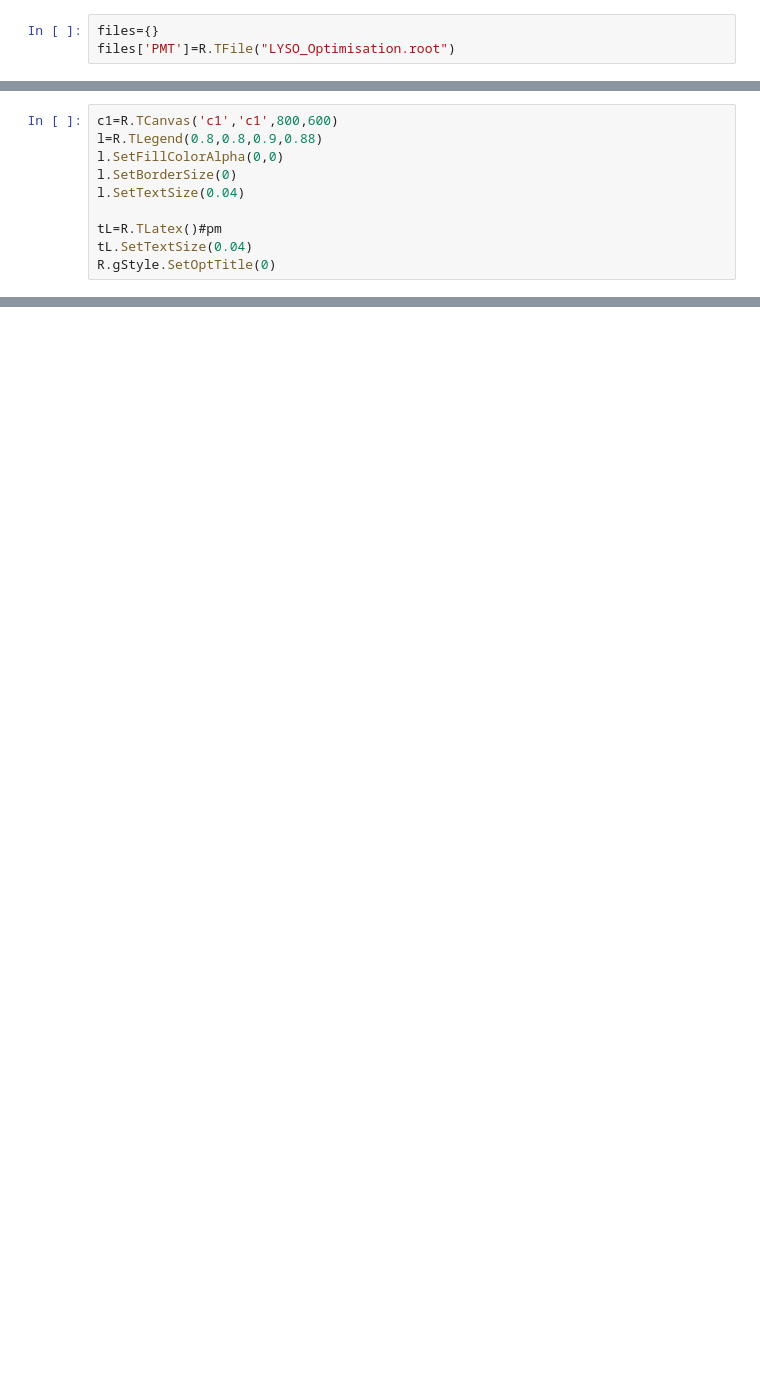
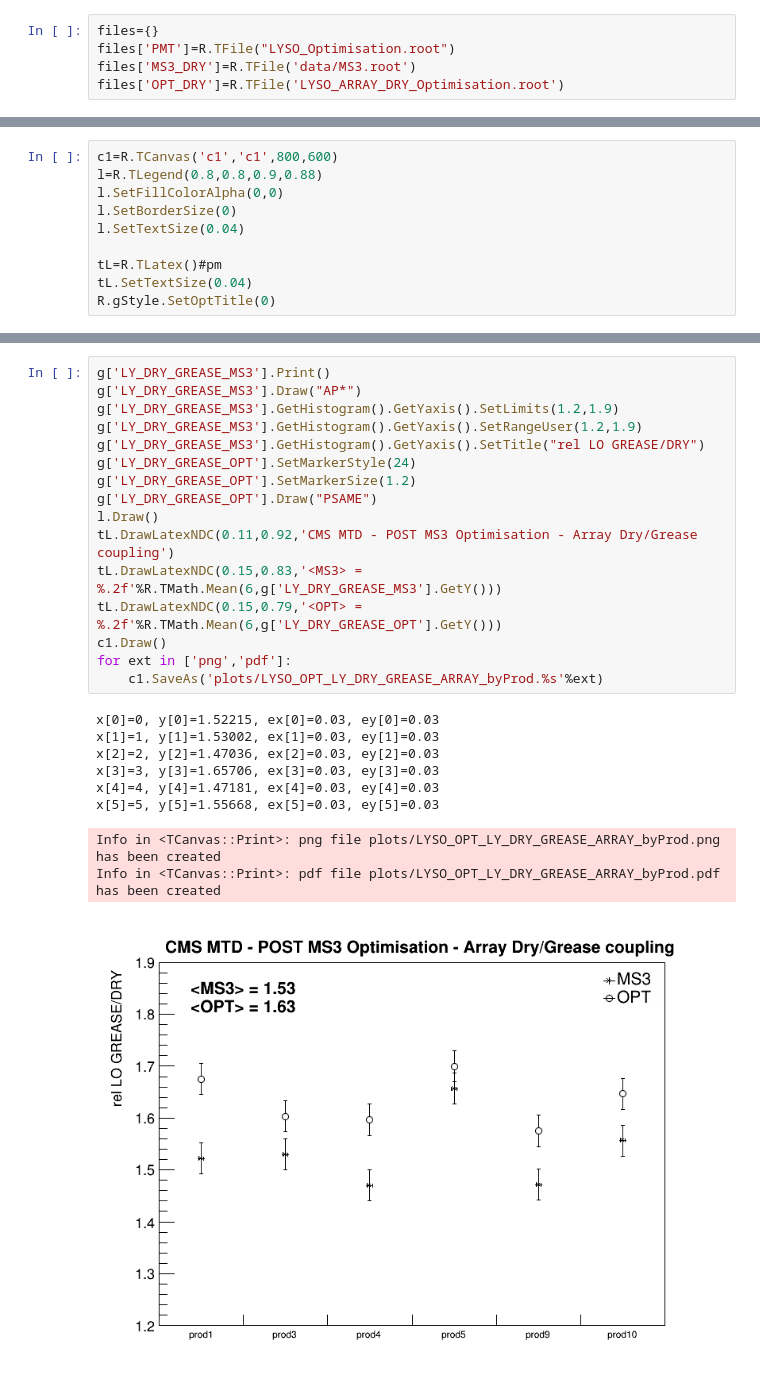
Before and after one commit to cquarant/LO_analysis, a Jupyter notebook: LYSO_OPT_array.ipynb, the cells around one changed output, grey strips where cells are left out. Drawn from its saved outputs; the diff is of its cells as text; blank space fills up the shorter version.

```diff
--- a/LYSO_OPT_array.ipynb
+++ b/LYSO_OPT_array.ipynb
@@ -5,6 +5,8 @@ Welcome to JupyROOT 6.24/00
 # %%
 files={}
 files['PMT']=R.TFile("LYSO_Optimisation.root")
+files['MS3_DRY']=R.TFile('data/MS3.root')
+files['OPT_DRY']=R.TFile('LYSO_ARRAY_DRY_Optimisation.root')
 # %%
 g={}
 for tag in ['MS3','OPT']:
@@ -115,3 +236,29 @@ Info in <TCanvas::Print>: pdf file plots/LYSO_OPT_LY_ARRAY_byProd.pdf has been c
+# %%
+g['LY_DRY_GREASE_MS3'].Print()
+g['LY_DRY_GREASE_MS3'].Draw("AP*")
+g['LY_DRY_GREASE_MS3'].GetHistogram().GetYaxis().SetLimits(1.2,1.9)
+g['LY_DRY_GREASE_MS3'].GetHistogram().GetYaxis().SetRangeUser(1.2,1.9)
+g['LY_DRY_GREASE_MS3'].GetHistogram().GetYaxis().SetTitle("rel LO GREASE/DRY")
+g['LY_DRY_GREASE_OPT'].SetMarkerStyle(24)
+g['LY_DRY_GREASE_OPT'].SetMarkerSize(1.2)
+g['LY_DRY_GREASE_OPT'].Draw("PSAME")
+l.Draw()
+tL.DrawLatexNDC(0.11,0.92,'CMS MTD - POST MS3 Optimisation - Array Dry/Grease coupling')
+tL.DrawLatexNDC(0.15,0.83,'<MS3> = %.2f'%R.TMath.Mean(6,g['LY_DRY_GREASE_MS3'].GetY()))
+tL.DrawLatexNDC(0.15,0.79,'<OPT> = %.2f'%R.TMath.Mean(6,g['LY_DRY_GREASE_OPT'].GetY()))
+c1.Draw()
+for ext in ['png','pdf']:
+    c1.SaveAs('plots/LYSO_OPT_LY_DRY_GREASE_ARRAY_byProd.%s'%ext)
+# %% [output]
+x[0]=0, y[0]=1.52215, ex[0]=0.03, ey[0]=0.03
+x[1]=1, y[1]=1.53002, ex[1]=0.03, ey[1]=0.03
+x[2]=2, y[2]=1.47036, ex[2]=0.03, ey[2]=0.03
+x[3]=3, y[3]=1.65706, ex[3]=0.03, ey[3]=0.03
+x[4]=4, y[4]=1.47181, ex[4]=0.03, ey[4]=0.03
+x[5]=5, y[5]=1.55668, ex[5]=0.03, ey[5]=0.03
+Info in <TCanvas::Print>: png file plots/LYSO_OPT_LY_DRY_GREASE_ARRAY_byProd.png has been created
+Info in <TCanvas::Print>: pdf file plots/LYSO_OPT_LY_DRY_GREASE_ARRAY_byProd.pdf has been created
+[figure, added]
 # %%
 g['sigmaT_MS3'].Print()
 g['sigmaT_MS3'].Draw("AP*")
```
Also changed, not shown: parts of 17 cells of this notebook, 4 other files.
